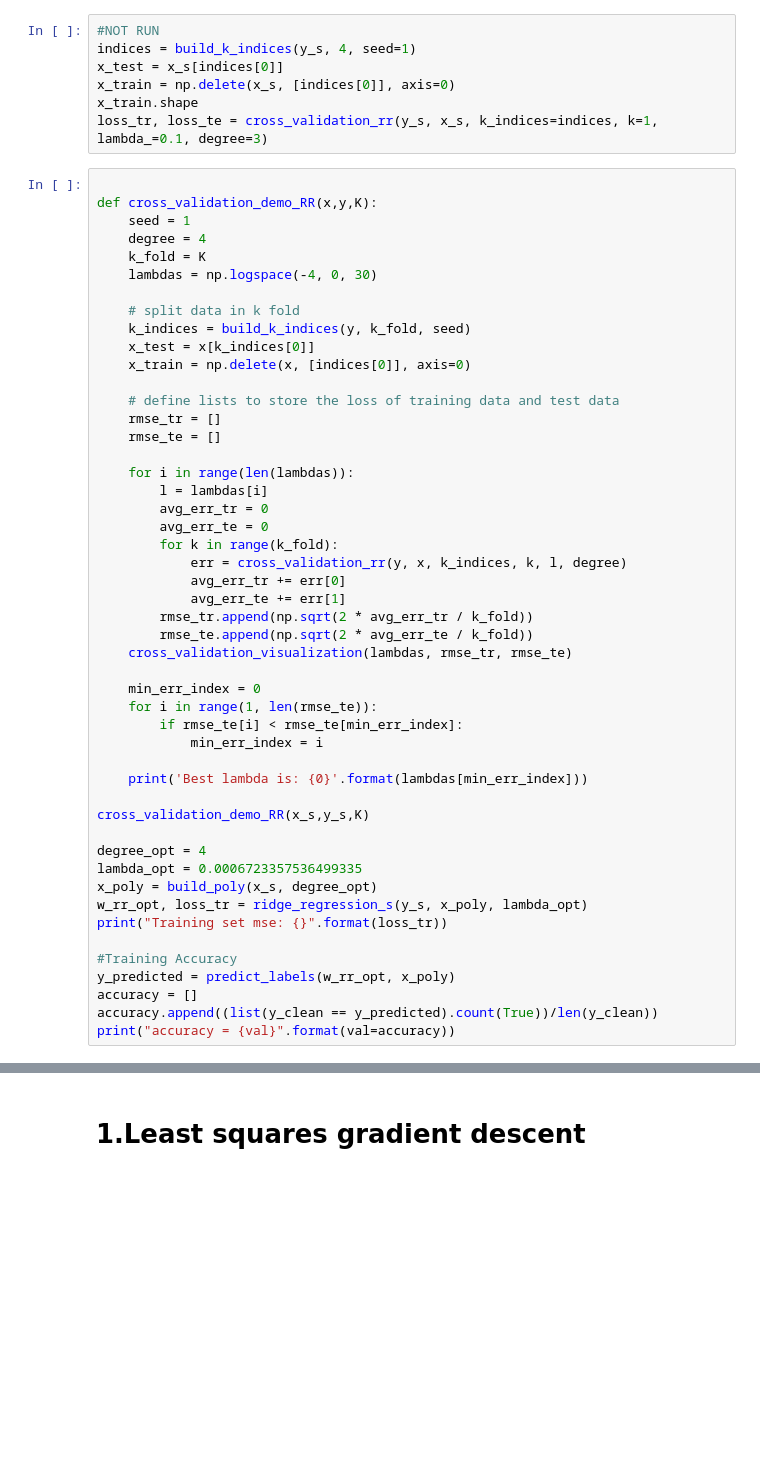
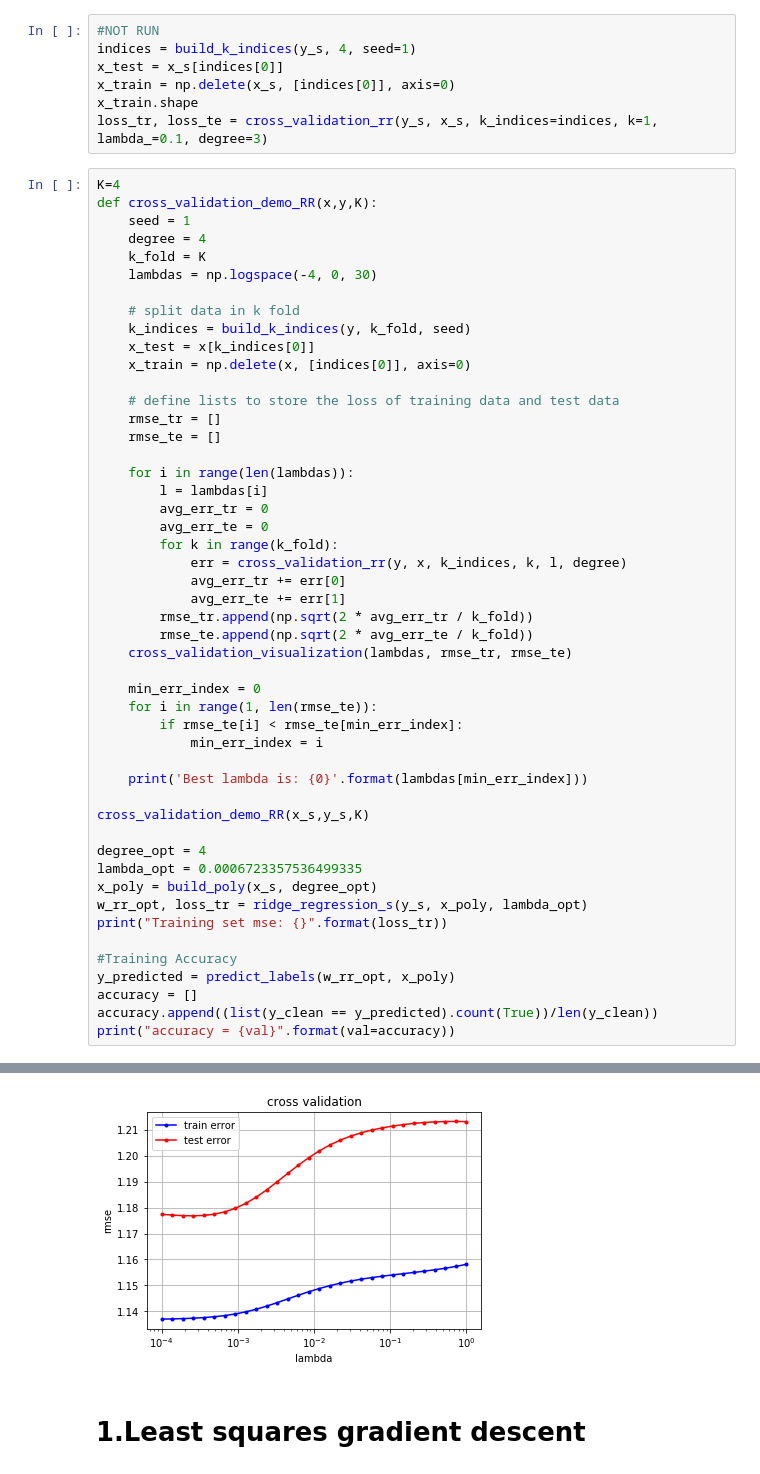
Before and after one commit to LanctuitEmma/ML_Project1, a Jupyter notebook: scripts/project1.ipynb, the cells around one changed output, grey strips where cells are left out. Drawn from its saved outputs; the diff is of its cells as text; blank space fills up the shorter version.

```diff
--- a/scripts/project1.ipynb
+++ b/scripts/project1.ipynb
@@ -134,7 +134,7 @@ x_train = np.delete(x_s, [indices[0]], axis=0)
 x_train.shape
 loss_tr, loss_te = cross_validation_rr(y_s, x_s, k_indices=indices, k=1, lambda_=0.1, degree=3)
 # %%
-
+K=4
 def cross_validation_demo_RR(x,y,K):
     seed = 1
     degree = 4
@@ -187,3 +189,4 @@ NameError: name 'K' is not defined
+[figure, added]
 # %% [markdown]
 # 1.Least squares gradient descent
 # %% [raw]
```
Also changed, not shown: parts of 3 cells of this notebook, 1 other file.
